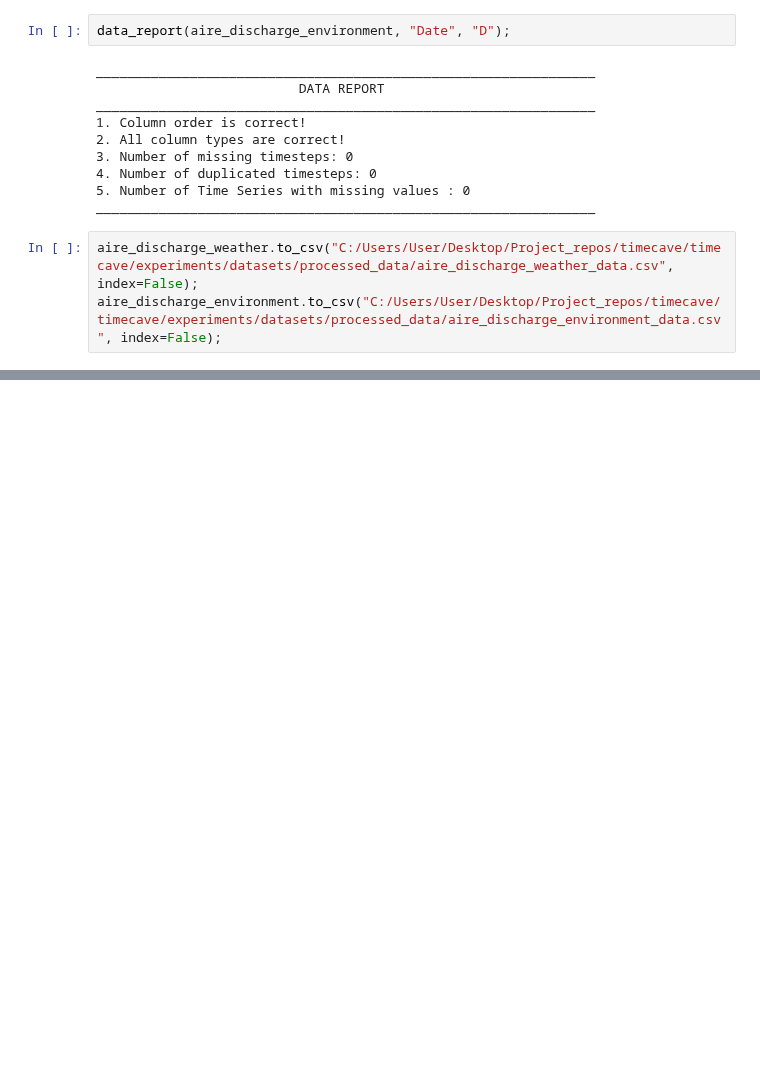
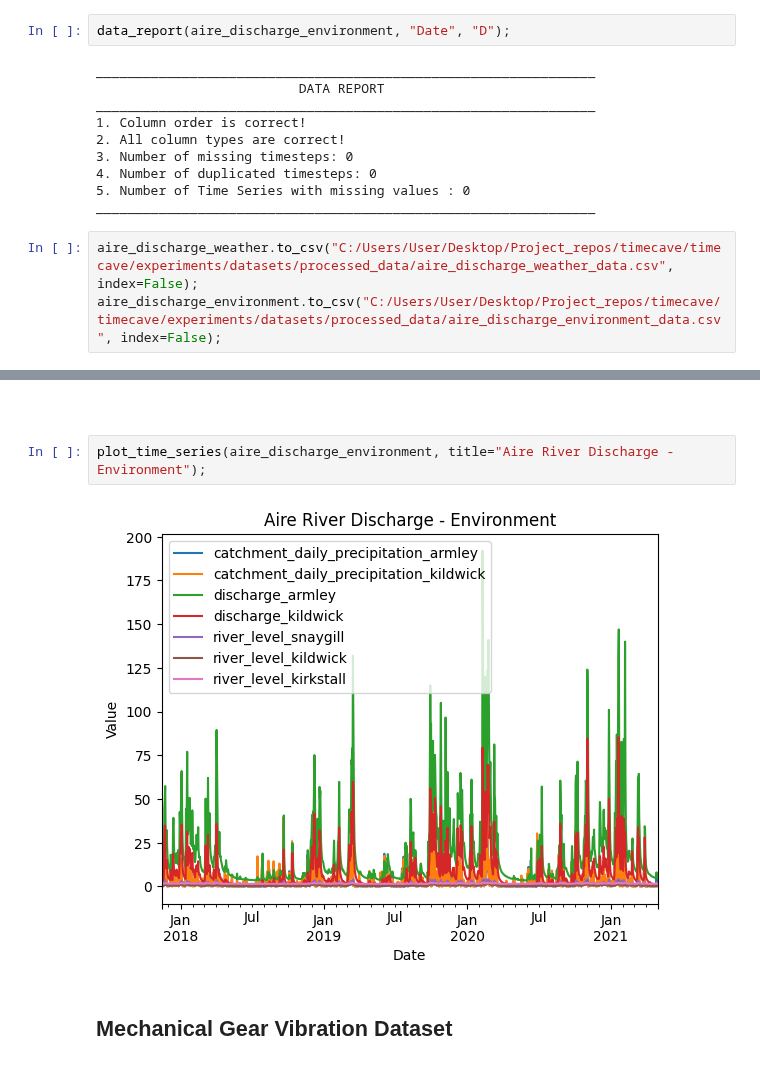
Before and after one commit to MiguelLoureiro98/timecave, a Jupyter notebook: experiments/data_preprocessing_cont.ipynb, the cells around one changed output, grey strips where cells are left out. Drawn from its saved outputs; the diff is of its cells as text; blank space fills up the shorter version.

```diff
--- a/experiments/data_preprocessing_cont.ipynb
+++ b/experiments/data_preprocessing_cont.ipynb
@@ -565,0 +574,8 @@ aire_discharge_environment.to_csv("C:/Users/User/Desktop/Project_repos/timecave/
+# %% [markdown]
+##
+# %%
+plot_time_series(aire_discharge_environment, title="Aire River Discharge - Environment");
+# %% [output]
+[figure, added]
+# %% [markdown]
+## Mechanical Gear Vibration Dataset
```
Also changed, not shown: parts of 17 cells of this notebook, 1 other file.
